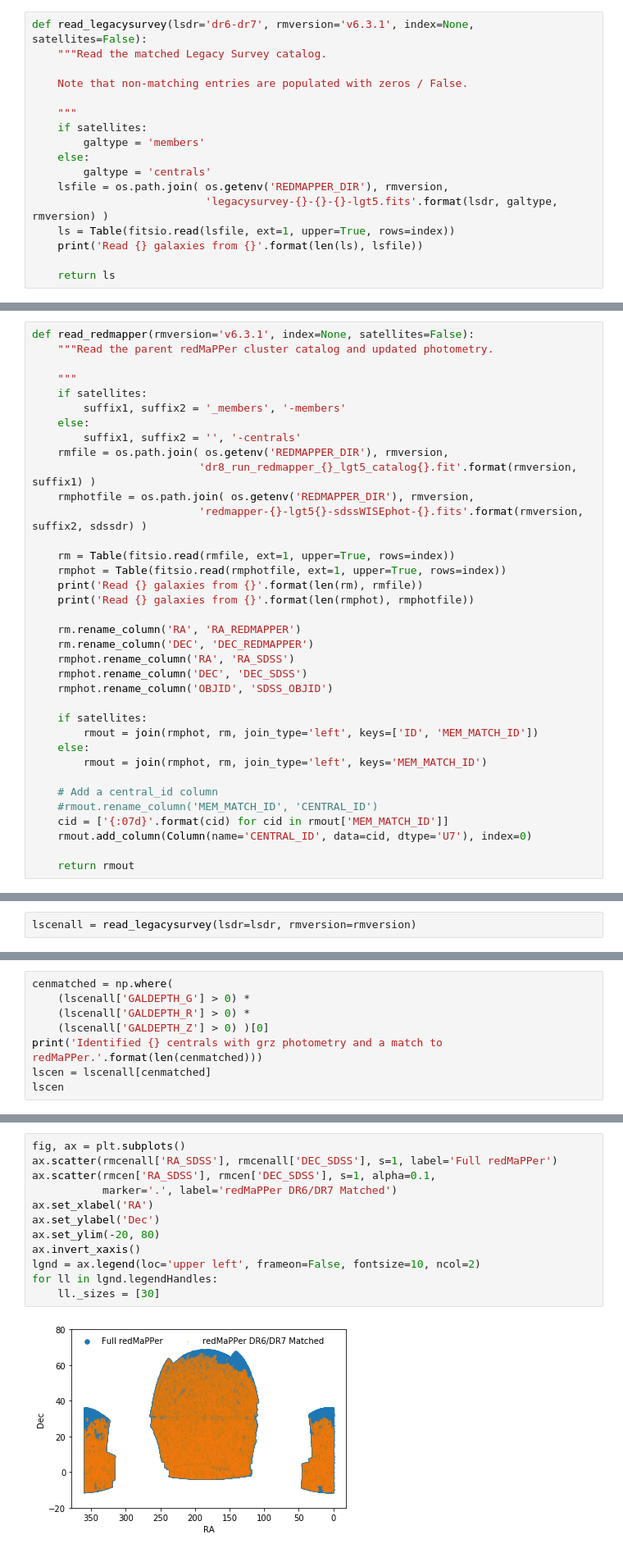
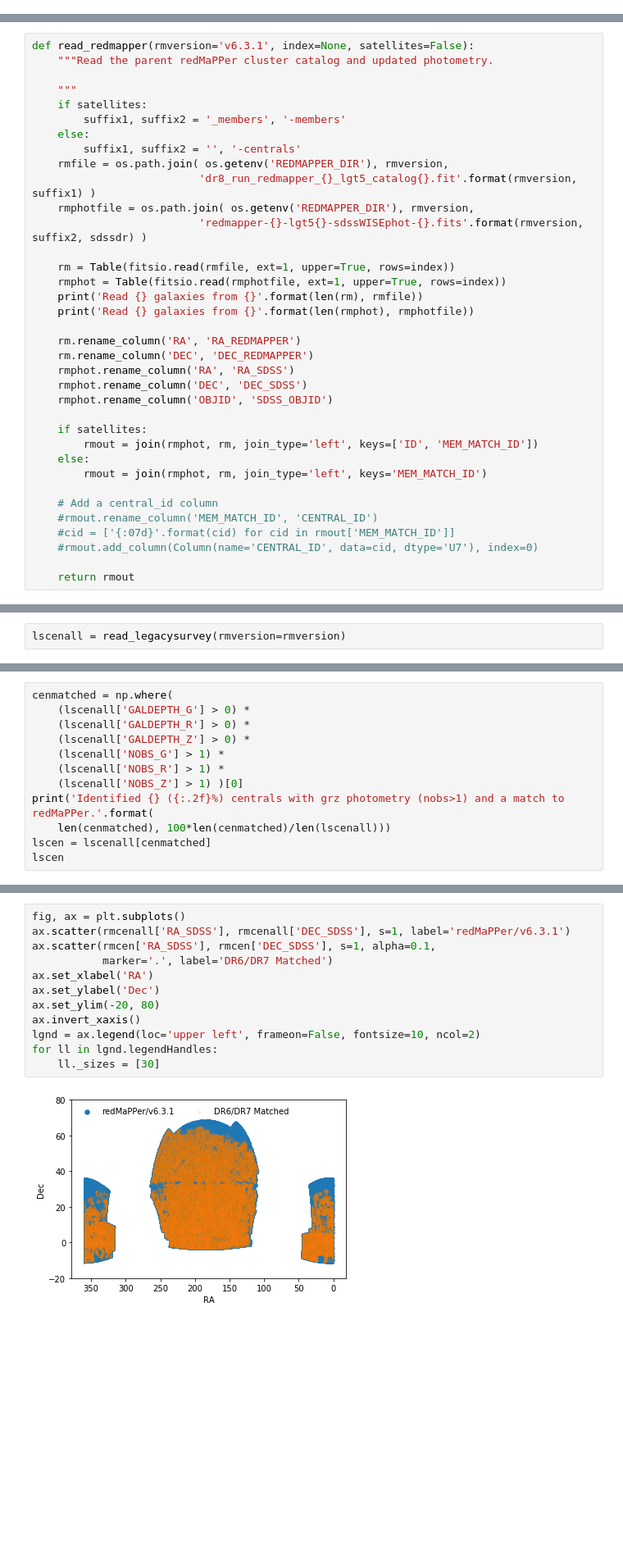
Before and after one commit to moustakas/legacyhalos, a Jupyter notebook: doc/legacyhalos-sample-selection.ipynb, the cells around one changed output, grey strips where cells are left out. Shown at 82% size. Drawn from its saved outputs; the diff is of its cells as text; blank space fills up the shorter version.

```diff
--- a/doc/legacyhalos-sample-selection.ipynb
+++ b/doc/legacyhalos-sample-selection.ipynb
@@ -59,20 +63,3 @@ satfile = os.path.join( legacyhalos.io.sample_dir(), 'legacyhalos-satellites-{}.
 jackfile = os.path.join( legacyhalos.io.sample_dir(), 'legacyhalos-jackknife-{}.fits'.format(lsdr) )
 # %% [markdown]
 ### Read the matched Legacy Survey and redMaPPer catalogs.
-# %%
-def read_legacysurvey(lsdr='dr6-dr7', rmversion='v6.3.1', index=None, satellites=False):
-    """Read the matched Legacy Survey catalog.
-
-    Note that non-matching entries are populated with zeros / False.
-
-    """
-    if satellites:
-        galtype = 'members'
-    else:
-        galtype = 'centrals'
-    lsfile = os.path.join( os.getenv('REDMAPPER_DIR'), rmversion,
-                           'legacysurvey-{}-{}-{}-lgt5.fits'.format(lsdr, galtype, rmversion) )
-    ls = Table(fitsio.read(lsfile, ext=1, upper=True, rows=index))
-    print('Read {} galaxies from {}'.format(len(ls), lsfile))
-
-    return ls
@@ -108,13 +173,13 @@ def read_redmapper(rmversion='v6.3.1', index=None, satellites=False):
 
     # Add a central_id column
     #rmout.rename_column('MEM_MATCH_ID', 'CENTRAL_ID')
-    cid = ['{:07d}'.format(cid) for cid in rmout['MEM_MATCH_ID']]
-    rmout.add_column(Column(name='CENTRAL_ID', data=cid, dtype='U7'), index=0)
+    #cid = ['{:07d}'.format(cid) for cid in rmout['MEM_MATCH_ID']]
+    #rmout.add_column(Column(name='CENTRAL_ID', data=cid, dtype='U7'), index=0)
 
     return rmout
 # %% [markdown]
 ### Centrals
 #### Require a match with redMaPPer and non-zero depth in all three bands.
 # %%
-lscenall = read_legacysurvey(lsdr=lsdr, rmversion=rmversion)
+lscenall = read_legacysurvey(rmversion=rmversion)
 # %% [output]
@@ -123,8 +194,12 @@ Read 396047 galaxies from /Users/ioannis/research/data/redmapper/v6.3.1/legacysu
 cenmatched = np.where(
     (lscenall['GALDEPTH_G'] > 0) *
     (lscenall['GALDEPTH_R'] > 0) *
-    (lscenall['GALDEPTH_Z'] > 0) )[0]
-print('Identified {} centrals with grz photometry and a match to redMaPPer.'.format(len(cenmatched)))
+    (lscenall['GALDEPTH_Z'] > 0) *
+    (lscenall['NOBS_G'] > 1) *
+    (lscenall['NOBS_R'] > 1) *
+    (lscenall['NOBS_Z'] > 1) )[0]
+print('Identified {} ({:.2f}%) centrals with grz photometry (nobs>1) and a match to redMaPPer.'.format(
+    len(cenmatched), 100*len(cenmatched)/len(lscenall)))
 lscen = lscenall[cenmatched]
 lscen
 # %% [output]
@@ -180,17 +255,17 @@ Table length=348212
 # %%
 fig, ax = plt.subplots()
-ax.scatter(rmcenall['RA_SDSS'], rmcenall['DEC_SDSS'], s=1, label='Full redMaPPer')
+ax.scatter(rmcenall['RA_SDSS'], rmcenall['DEC_SDSS'], s=1, label='redMaPPer/v6.3.1')
 ax.scatter(rmcen['RA_SDSS'], rmcen['DEC_SDSS'], s=1, alpha=0.1,
-           marker='.', label='redMaPPer DR6/DR7 Matched')
+           marker='.', label='DR6/DR7 Matched')
 ax.set_xlabel('RA')
 ax.set_ylabel('Dec')
 ax.set_ylim(-20, 80)
 ax.invert_xaxis()
 lgnd = ax.legend(loc='upper left', frameon=False, fontsize=10, ncol=2)
 for ll in lgnd.legendHandles:
     ll._sizes = [30]
 # %% [output]
-[figure, old version]
+[figure, new version]
 # %% [markdown]
 ### Satellites
 # %%
```
Also changed, not shown: parts of 35 cells of this notebook, 1 other file.
